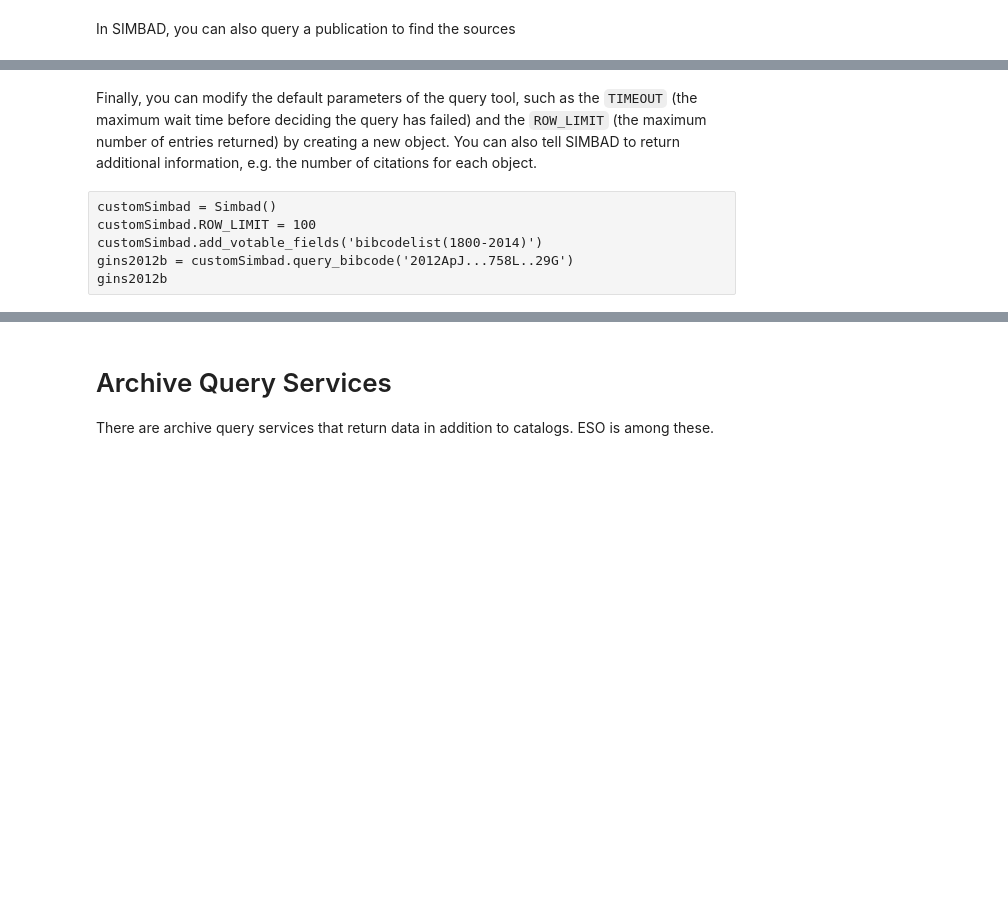
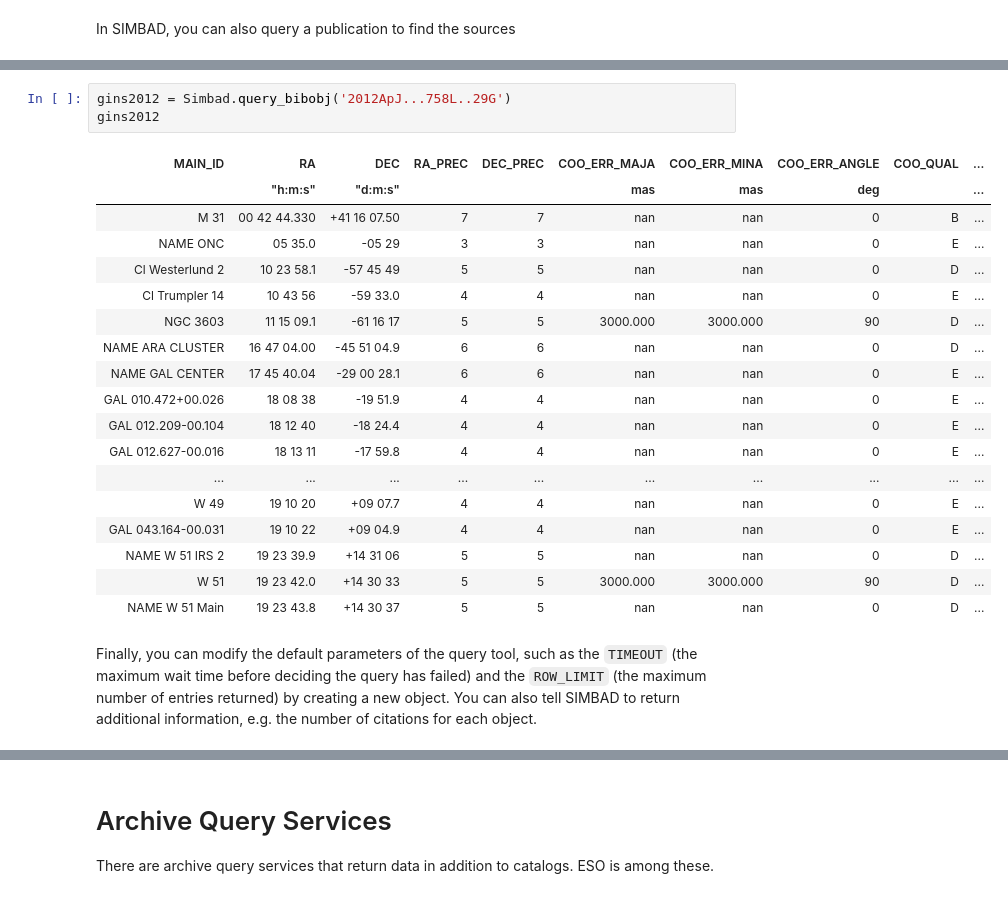
Before and after one commit to ESO-python/ESOPythonTutorials, a Jupyter notebook: notebooks/ESOPythonDemoDay7_Astroquery_ESO_Simbad_Vizier.ipynb, the cells around one changed output, grey strips where cells are left out. Saved outputs shown, nothing was run; the diff lists cells and outputs as text; blank space fills up the shorter version.

```diff
--- a/notebooks/ESOPythonDemoDay7_Astroquery_ESO_Simbad_Vizier.ipynb
+++ b/notebooks/ESOPythonDemoDay7_Astroquery_ESO_Simbad_Vizier.ipynb
@@ -68,8 +123,24 @@ gins2012
+# %%
+gins2012 = Simbad.query_bibobj('2012ApJ...758L..29G')
+gins2012
+# %% [output]
+| MAIN_ID | RA | DEC | RA_PREC | DEC_PREC | COO_ERR_MAJA | COO_ERR_MINA | COO_ERR_ANGLE | COO_QUAL | ... |
+|  | "h:m:s" | "d:m:s" |  |  | mas | mas | deg |  | ... |
+| M 31 | 00 42 44.330 | +41 16 07.50 | 7 | 7 | nan | nan | 0 | B | ... |
+| NAME ONC | 05 35.0 | -05 29 | 3 | 3 | nan | nan | 0 | E | ... |
+| Cl Westerlund 2 | 10 23 58.1 | -57 45 49 | 5 | 5 | nan | nan | 0 | D | ... |
+| Cl Trumpler 14 | 10 43 56 | -59 33.0 | 4 | 4 | nan | nan | 0 | E | ... |
+| NGC 3603 | 11 15 09.1 | -61 16 17 | 5 | 5 | 3000.000 | 3000.000 | 90 | D | ... |
+| NAME ARA CLUSTER | 16 47 04.00 | -45 51 04.9 | 6 | 6 | nan | nan | 0 | D | ... |
+| NAME GAL CENTER | 17 45 40.04 | -29 00 28.1 | 6 | 6 | nan | nan | 0 | E | ... |
+| GAL 010.472+00.026 | 18 08 38 | -19 51.9 | 4 | 4 | nan | nan | 0 | E | ... |
+| GAL 012.209-00.104 | 18 12 40 | -18 24.4 | 4 | 4 | nan | nan | 0 | E | ... |
+| GAL 012.627-00.016 | 18 13 11 | -17 59.8 | 4 | 4 | nan | nan | 0 | E | ... |
+| ... | ... | ... | ... | ... | ... | ... | ... | ... | ... |
+| W 49 | 19 10 20 | +09 07.7 | 4 | 4 | nan | nan | 0 | E | ... |
+| GAL 043.164-00.031 | 19 10 22 | +09 04.9 | 4 | 4 | nan | nan | 0 | E | ... |
+| NAME W 51 IRS 2 | 19 23 39.9 | +14 31 06 | 5 | 5 | nan | nan | 0 | D | ... |
+| W 51 | 19 23 42.0 | +14 30 33 | 5 | 5 | 3000.000 | 3000.000 | 90 | D | ... |
+| NAME W 51 Main | 19 23 43.8 | +14 30 37 | 5 | 5 | nan | nan | 0 | D | ... |
 # %% [markdown]
 Finally, you can modify the default parameters of the query tool, such as the `TIMEOUT` (the maximum wait time before deciding the query has failed) and the `ROW_LIMIT` (the maximum number of entries returned) by creating a new object.  You can also tell SIMBAD to return additional information, e.g. the number of citations for each object.
-# %% [raw]
-customSimbad = Simbad()
-customSimbad.ROW_LIMIT = 100
-customSimbad.add_votable_fields('bibcodelist(1800-2014)')
-gins2012b = customSimbad.query_bibcode('2012ApJ...758L..29G')
-gins2012b
```
Also changed, not shown: parts of 10 cells of this notebook.
